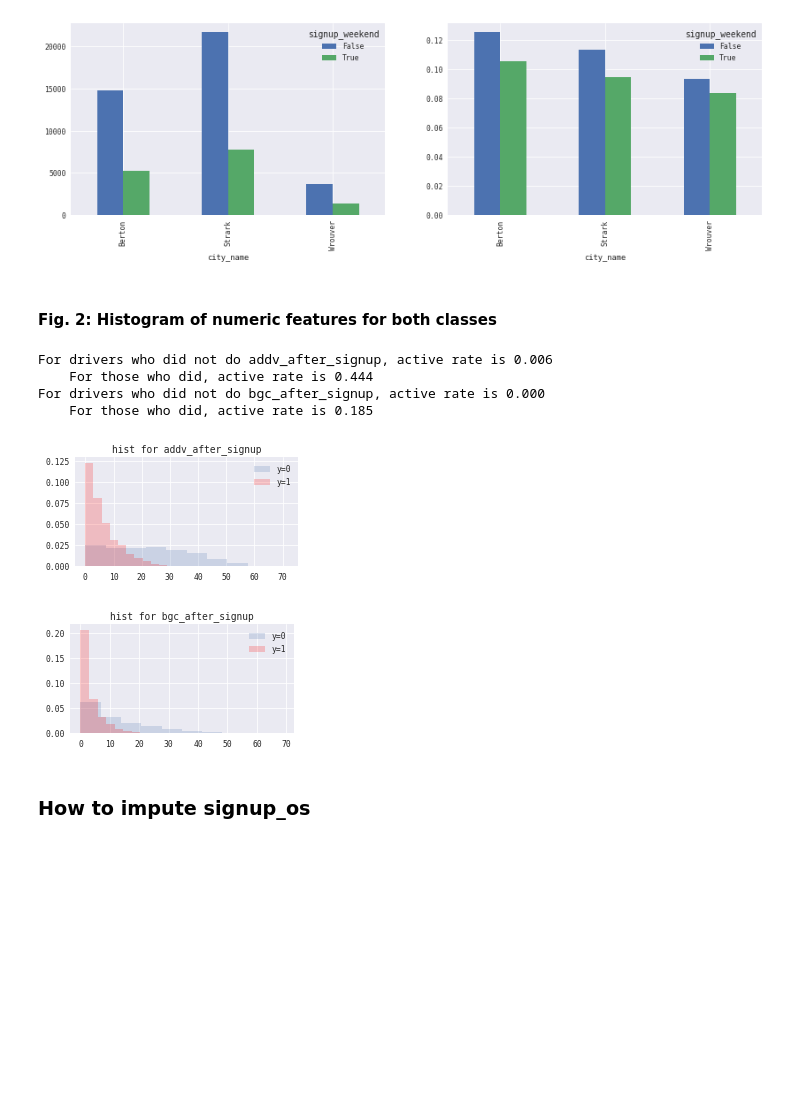
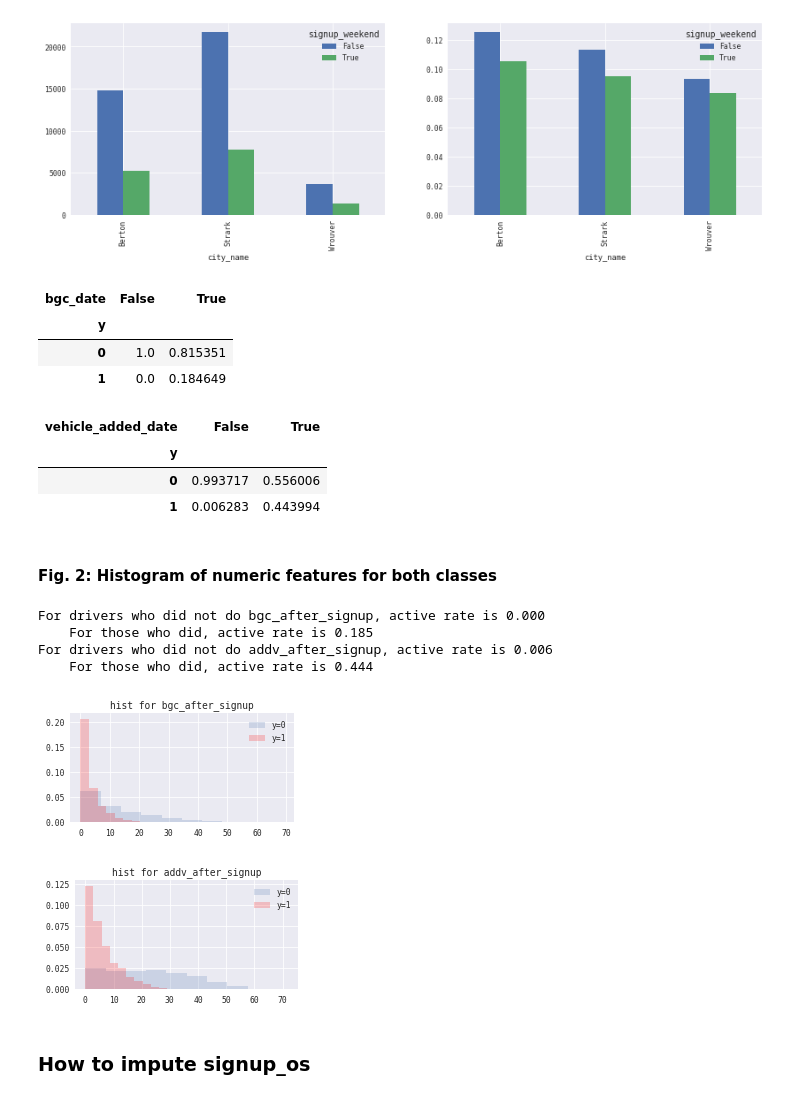
Before and after one commit to yuwei2341/PYSCRP, a Jupyter notebook: EDA.ipynb, the cells around one changed output. Cells and saved outputs as stored; diff of their text form; code cells hidden in the pictures; blank space fills up the shorter version.

```diff
--- a/EDA.ipynb
+++ b/EDA.ipynb
@@ -334,33 +369,44 @@ for ii in cat_col_scnd:
 [figure]
 [figure]
 [figure]
+# %%
+display(pd.crosstab(df.y, ~df.bgc_date.isnull(), normalize='columns'))
+
+display(pd.crosstab(df.y, ~df.vehicle_added_date.isnull(), normalize='columns'))
+# %% [output]
+| bgc_date | False | True |
+| y |  |  |
+| 0 | 1.0 | 0.815351 |
+| 1 | 0.0 | 0.184649 |
+| vehicle_added_date | False | True |
+| y |  |  |
+| 0 | 0.993717 | 0.556006 |
+| 1 | 0.006283 | 0.443994 |
 # %% [markdown]
 #### Fig. 2: Histogram of numeric features for both classes
 # %%
-num_col = df_model.columns[df_model.dtypes != 'category']
-num_col = num_col.drop('y')
-for ii in num_col:#['bgc_after_signup', 'addv_after_signup']:
+for ii in ['bgc_after_signup', 'addv_after_signup']:
 
-    df_model_no = df_model[df_model[ii] == 9999]
-    df_model_yes = df_model[df_model[ii] != 9999]
+    df_no = df[df[ii] == 9999]
+    df_yes = df[df[ii] != 9999]
 
     print '''For drivers who did not do {}, active rate is {:.3f}
-    For those who did, active rate is {:.3f}'''.format(ii, df_model_no.y.mean(), df_model_yes.y.mean())
+    For those who did, active rate is {:.3f}'''.format(ii, df_no.y.mean(), df_yes.y.mean())
 
-    df_model_yes_pos = df_model_yes[df_model_yes.y == 1][ii]
-    df_model_yes_neg = df_model_yes[df_model_yes.y == 0][ii]
+    df_yes_pos = df_yes[df_yes.y == 1][ii]
+    df_yes_neg = df_yes[df_yes.y == 0][ii]
     plt.figure(figsize=(4, 2))
-    plt.hist(df_model_yes_neg.values, alpha=0.2, normed=True)
-    plt.hist(df_model_yes_pos.values, alpha=0.2, normed=True, color='r', )
+    plt.hist(df_yes_neg.values, alpha=0.2, normed=True)
+    plt.hist(df_yes_pos.values, alpha=0.2, normed=True, color='r', )
     plt.legend(['y=0', 'y=1'])
     plt.title('hist for ' + ii)
 # %% [output]
+For drivers who did not do bgc_after_signup, active rate is 0.000
+    For those who did, active rate is 0.185
 For drivers who did not do addv_after_signup, active rate is 0.006
     For those who did, active rate is 0.444
-For drivers who did not do bgc_after_signup, active rate is 0.000
-    For those who did, active rate is 0.185
-[figure, old version]
+[figure, new version]
-[figure, old version]
+[figure, new version]
 # %% [markdown]
 ### How to impute signup_os
 # %%
```
Also changed, not shown: parts of 18 cells of this notebook.
